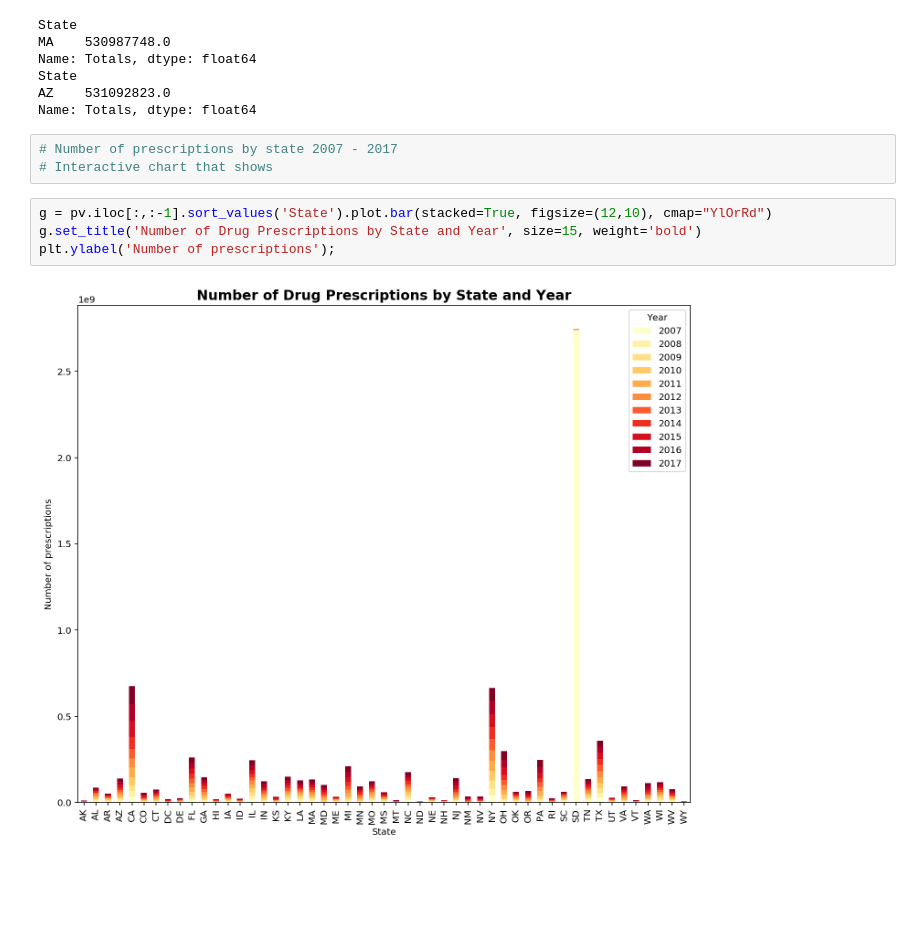
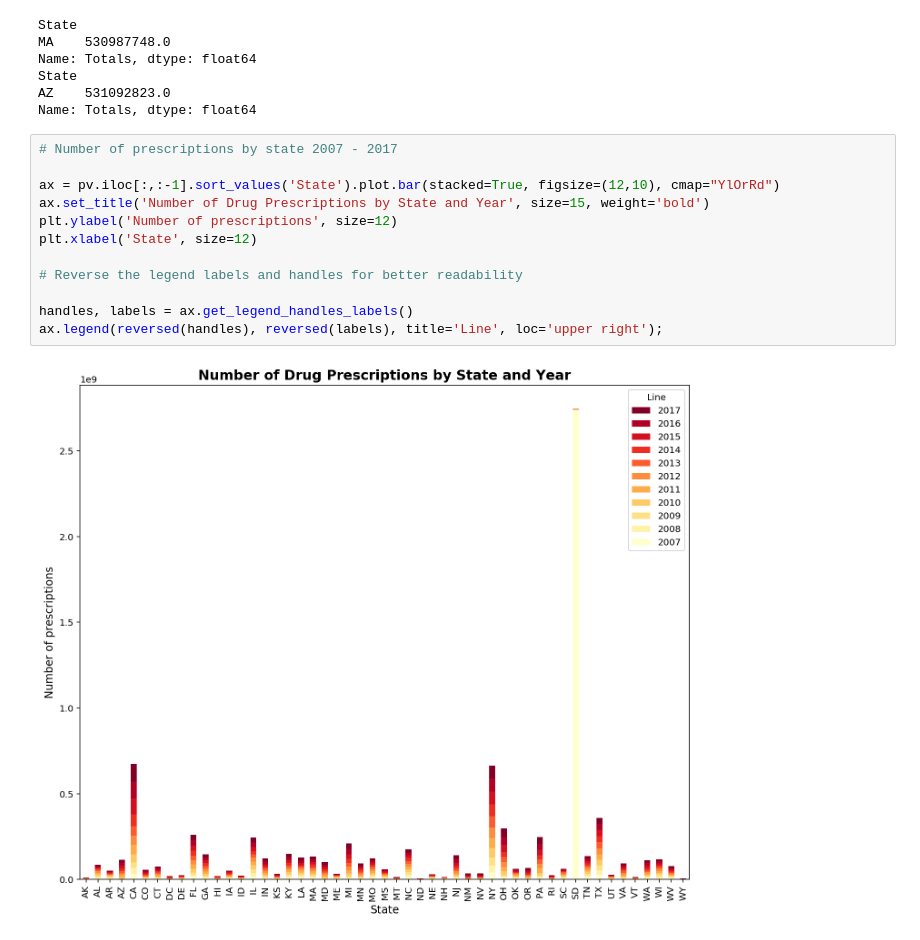
Before and after one commit to DimaKav/Data_storytelling_project, a Jupyter notebook: DRUG_data.ipynb, the cells around one changed output. Cells and saved outputs as stored; diff of their text form; blank space fills up the shorter version.

```diff
--- a/DRUG_data.ipynb
+++ b/DRUG_data.ipynb
@@ -324,15 +328,20 @@ Name: Totals, dtype: float64
 State
 AZ    531092823.0
 Name: Totals, dtype: float64
-# %%
-# Number of prescriptions by state 2007 - 2017
-# Interactive chart that shows
 # %%
-g = pv.iloc[:,:-1].sort_values('State').plot.bar(stacked=True, figsize=(12,10), cmap="YlOrRd")
-g.set_title('Number of Drug Prescriptions by State and Year', size=15, weight='bold')
-plt.ylabel('Number of prescriptions');
+# Number of prescriptions by state 2007 - 2017
+
+ax = pv.iloc[:,:-1].sort_values('State').plot.bar(stacked=True, figsize=(12,10), cmap="YlOrRd")
+ax.set_title('Number of Drug Prescriptions by State and Year', size=15, weight='bold')
+plt.ylabel('Number of prescriptions', size=12)
+plt.xlabel('State', size=12)
+
+# Reverse the legend labels and handles for better readability
+
+handles, labels = ax.get_legend_handles_labels()
+ax.legend(reversed(handles), reversed(labels), title='Line', loc='upper right');
 # %% [output]
-[figure, old version]
+[figure, new version]
 # %%
 # What's going on with South Dakota in 2007?
 
```
Also changed, not shown: parts of 7 cells of this notebook, 1 other file.
